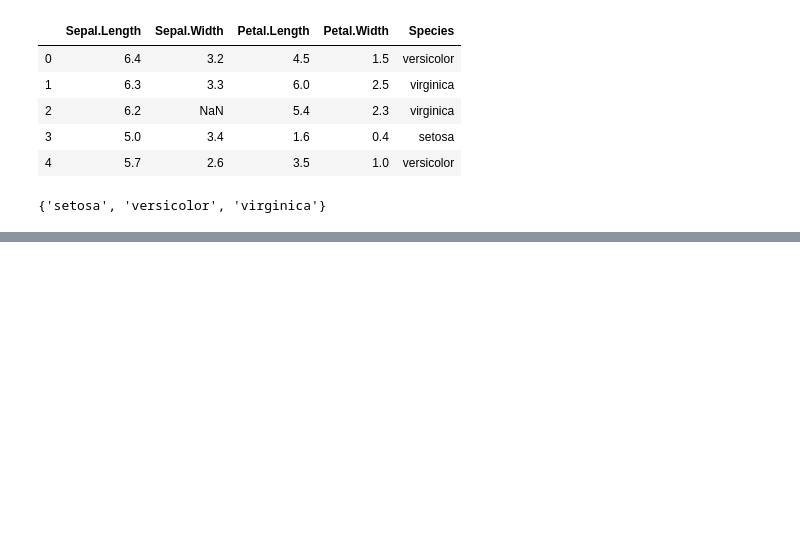
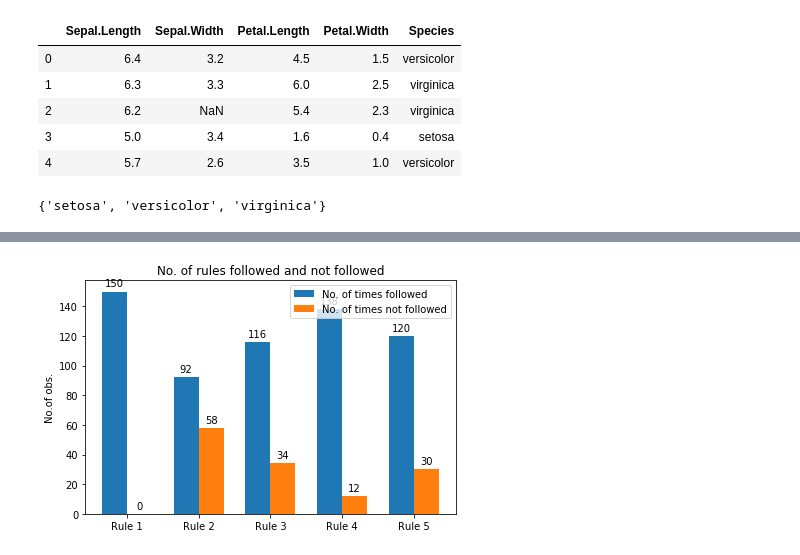
Before and after one commit to himansingh241/Sem6, a Jupyter notebook: dm/ques2.ipynb, the cells around one changed output, grey strips where cells are left out. Cells and saved outputs as stored; diff of their text form; code cells hidden in the pictures; blank space fills up the shorter version.

```diff
--- a/dm/ques2.ipynb
+++ b/dm/ques2.ipynb
@@ -110,0 +126,43 @@ print("No. of times rule 5 is broken: ", len(length_sepal) - length_sepal.value_
+# %%
+r1=label_check.value_counts().at[True]
+r2=positive_check.value_counts().at[True]
+r3=petal_check.value_counts().at[True]
+r4=sepal_check.value_counts().at[True]
+r5=length_sepal.value_counts().at[True]
+# %%
+labels = ['Rule 1', 'Rule 2', 'Rule 3', 'Rule 4','Rule 5']
+foll=[r1,r2,r3,r4,r5]
+notfoll=[150-r1,150-r2,150-r3,150-r4,150-r5]
+x = np.arange(len(labels))
+width = 0.35
+
+fig, ax = plt.subplots()
+rects1 = ax.bar(x - width/2, foll, width, label='No. of times followed')
+rects2 = ax.bar(x + width/2, notfoll, width, label="No. of times not followed")
+
+ax.set_ylabel('No.of obs.')
+ax.set_title('No. of rules followed and not followed')
+ax.set_xticks(x)
+ax.set_xticklabels(labels)
+ax.legend()
+
+
+def autolabel(rects):
+    """Attach a text label above each bar in *rects*, displaying its height."""
+    for rect in rects:
+        height = rect.get_height()
+        ax.annotate('{}'.format(height),
+                    xy=(rect.get_x() + rect.get_width() / 2, height),
+                    xytext=(0, 3),  # 3 points vertical offset
+                    textcoords="offset points",
+                    ha='center', va='bottom')
+
+
+autolabel(rects1)
+autolabel(rects2)
+
+fig.tight_layout()
+
+plt.show()
+# %% [output]
+[figure, added]
```
Also changed, not shown: parts of 6 cells of this notebook, 9 other files.
